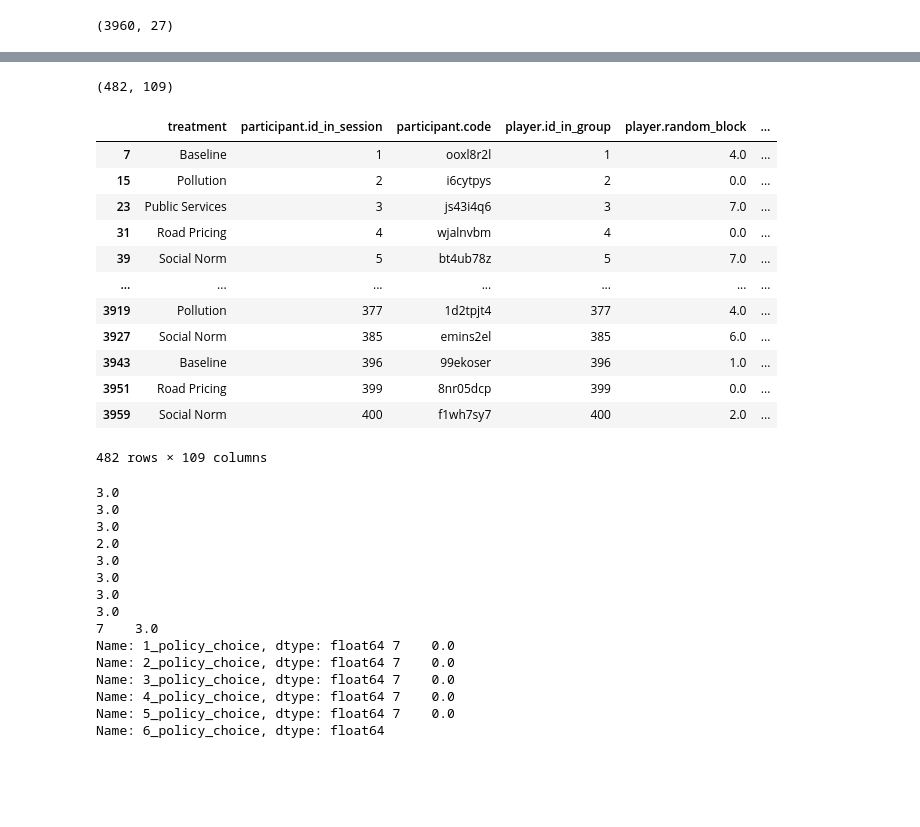
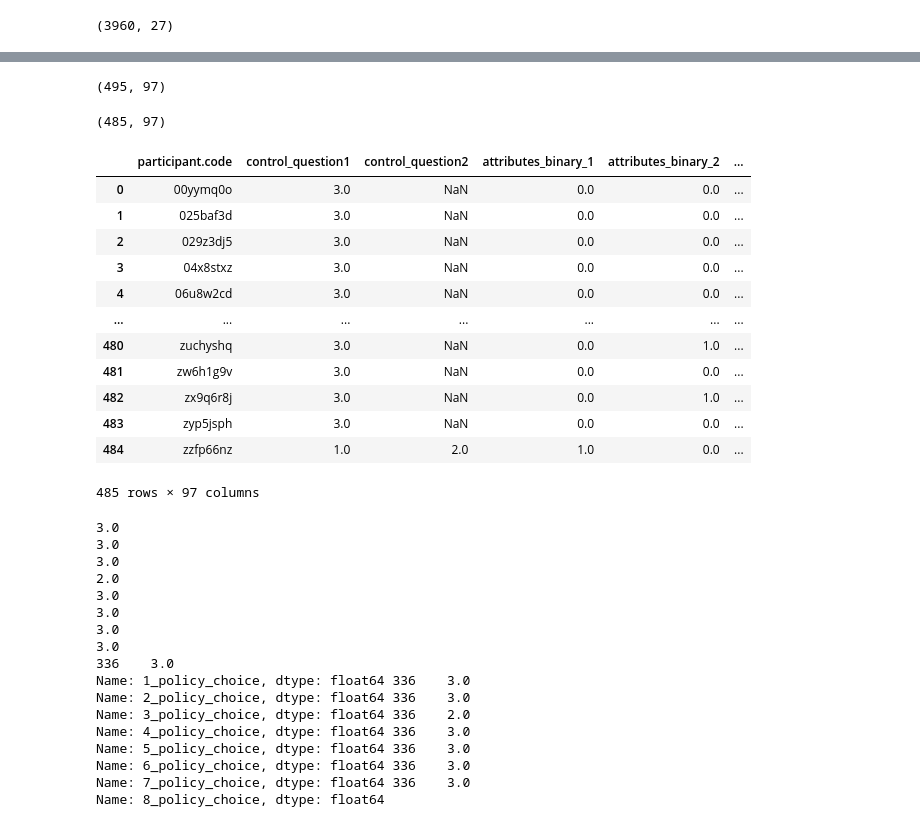
Before and after one commit to saraghivarello/APlanet, a Jupyter notebook: Pilot_2/Rearrange_datasets/part2_to_rows.ipynb, the cells around one changed output, grey strips where cells are left out. Saved outputs shown, nothing was run; the diff lists cells and outputs as text; code cells hidden in the pictures; blank space fills up the shorter version.

```diff
--- a/Pilot_2/Rearrange_datasets/part2_to_rows.ipynb
+++ b/Pilot_2/Rearrange_datasets/part2_to_rows.ipynb
@@ -189,37 +102,45 @@ filtered_df.to_excel(r"C:\Users\PcLaptop\Documents\GitHub\APlanet\Pilot_1\Rearra
 # %%
-np.shape(filtered_df)
+np.shape(df_pivot)
 # %% [output]
-(482, 109)
+(495, 97)
-# %%
-filtered_df
-# %% [output]
-|  | treatment | participant.id_in_session | participant.code | player.id_in_group | player.random_block | ... |
-| 7 | Baseline | 1 | ooxl8r2l | 1 | 4.0 | ... |
-| 15 | Pollution | 2 | i6cytpys | 2 | 0.0 | ... |
-| 23 | Public Services | 3 | js43i4q6 | 3 | 7.0 | ... |
-| 31 | Road Pricing | 4 | wjalnvbm | 4 | 0.0 | ... |
-| 39 | Social Norm | 5 | bt4ub78z | 5 | 7.0 | ... |
-| ... | ... | ... | ... | ... | ... | ... |
-| 3919 | Pollution | 377 | 1d2tpjt4 | 377 | 4.0 | ... |
-| 3927 | Social Norm | 385 | emins2el | 385 | 6.0 | ... |
-| 3943 | Baseline | 396 | 99ekoser | 396 | 1.0 | ... |
-| 3951 | Road Pricing | 399 | 8nr05dcp | 399 | 0.0 | ... |
-| 3959 | Social Norm | 400 | f1wh7sy7 | 400 | 2.0 | ... |
-482 rows × 109 columns
+# %%
+#drop rows that have nan in column control_question1
+df_pivot = df_pivot.dropna(subset=['control_question1'])
+df_pivot.reset_index(inplace=True, drop=True)
+# %%
+np.shape(df_pivot)
+# %% [output]
+(485, 97)
+# %%
+df_pivot
+# %% [output]
+|  | participant.code | control_question1 | control_question2 | attributes_binary_1 | attributes_binary_2 | ... |
+| 0 | 00yymq0o | 3.0 | NaN | 0.0 | 0.0 | ... |
+| 1 | 025baf3d | 3.0 | NaN | 0.0 | 0.0 | ... |
+| 2 | 029z3dj5 | 3.0 | NaN | 0.0 | 0.0 | ... |
+| 3 | 04x8stxz | 3.0 | NaN | 0.0 | 0.0 | ... |
+| 4 | 06u8w2cd | 3.0 | NaN | 0.0 | 0.0 | ... |
+| ... | ... | ... | ... | ... | ... | ... |
+| 480 | zuchyshq | 3.0 | NaN | 0.0 | 1.0 | ... |
+| 481 | zw6h1g9v | 3.0 | NaN | 0.0 | 0.0 | ... |
+| 482 | zx9q6r8j | 3.0 | NaN | 0.0 | 1.0 | ... |
+| 483 | zyp5jsph | 3.0 | NaN | 0.0 | 0.0 | ... |
+| 484 | zzfp66nz | 1.0 | 2.0 | 1.0 | 0.0 | ... |
+485 rows × 97 columns
 # %%
 #check
 
 file = r"C:\Users\PcLaptop\Documents\GitHub\APlanet\Pilot_2\Data\Part2.csv"
 df3 = pd.read_csv(file)
 
-for i in range(3960):
+for i in range(len(df3)):
      if df3['participant.code'][i] == 'ooxl8r2l':
             print(df3['player.policy_choice'][i])
 
 
-f_df = filtered_df[filtered_df['participant.code'] == 'ooxl8r2l']
+f_df = df_pivot[df_pivot['participant.code'] == 'ooxl8r2l']
 print(f_df['1_policy_choice'],f_df['2_policy_choice'],f_df['3_policy_choice'],f_df['4_policy_choice'],
-      f_df['5_policy_choice'],f_df['6_policy_choice'])
+      f_df['5_policy_choice'],f_df['6_policy_choice'],f_df['7_policy_choice'],f_df['8_policy_choice'])
 # %% [output]
 3.0
 3.0
@@ -229,10 +150,12 @@ print(f_df['1_policy_choice'],f_df['2_policy_choice'],f_df['3_policy_choice'],f_
 3.0
 3.0
 3.0
-7    3.0
-Name: 1_policy_choice, dtype: float64 7    0.0
-Name: 2_policy_choice, dtype: float64 7    0.0
-Name: 3_policy_choice, dtype: float64 7    0.0
-Name: 4_policy_choice, dtype: float64 7    0.0
-Name: 5_policy_choice, dtype: float64 7    0.0
-Name: 6_policy_choice, dtype: float64
+336    3.0
+Name: 1_policy_choice, dtype: float64 336    3.0
+Name: 2_policy_choice, dtype: float64 336    3.0
+Name: 3_policy_choice, dtype: float64 336    2.0
+Name: 4_policy_choice, dtype: float64 336    3.0
+Name: 5_policy_choice, dtype: float64 336    3.0
+Name: 6_policy_choice, dtype: float64 336    3.0
+Name: 7_policy_choice, dtype: float64 336    3.0
+Name: 8_policy_choice, dtype: float64
```
Also changed, not shown: parts of 22 cells of this notebook, 40 other files.
